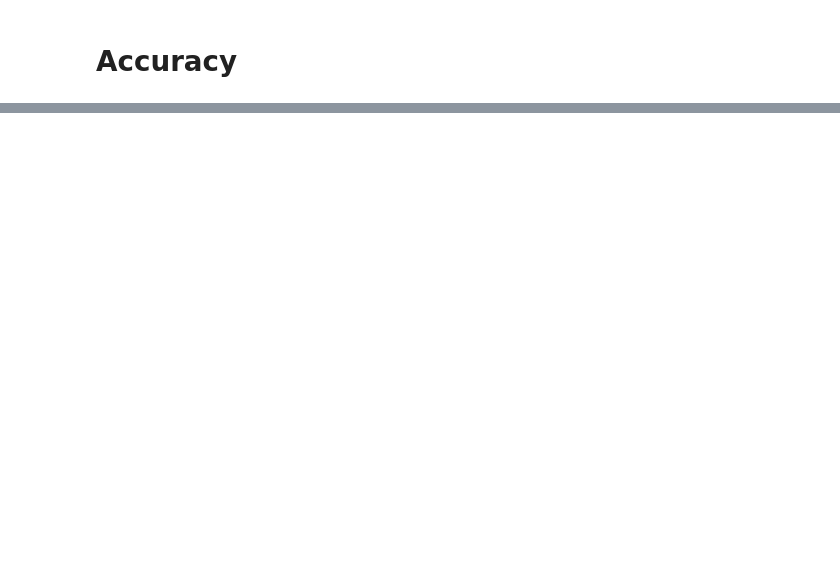
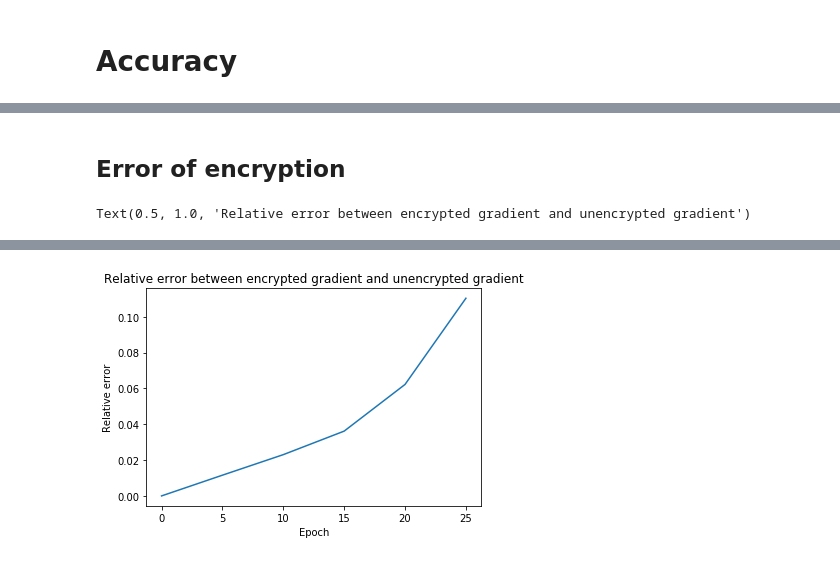
Before and after one commit to arthurPignet/privacy-preserving-titanic-challenge, a Jupyter notebook: ckks_titanic/notebooks/2-ap-main.ipynb, the cells around one changed output, grey strips where cells are left out. Saved outputs shown, nothing was run; the diff lists cells and outputs as text; code cells hidden in the pictures; blank space fills up the shorter version.

```diff
--- a/ckks_titanic/notebooks/2-ap-main.ipynb
+++ b/ckks_titanic/notebooks/2-ap-main.ipynb
@@ -321,0 +375,9 @@ TypeError: test() got multiple values for argument 't'
+# %% [markdown]
+## Error of encryption
+# %%
+plt.plot([i*VERBOSE for i in range(len(model.error))], model.error)
+plt.xlabel('Epoch')
+plt.ylabel('Relative error')
+plt.title('Relative error between encrypted gradient and unencrypted gradient')
+# %% [output]
+Text(0.5, 1.0, 'Relative error between encrypted gradient and unencrypted gradient')
@@ -321,0 +390 @@ TypeError: test() got multiple values for argument 't'
+[figure, added]
```
Also changed, not shown: parts of 21 cells of this notebook, 1 other file.
